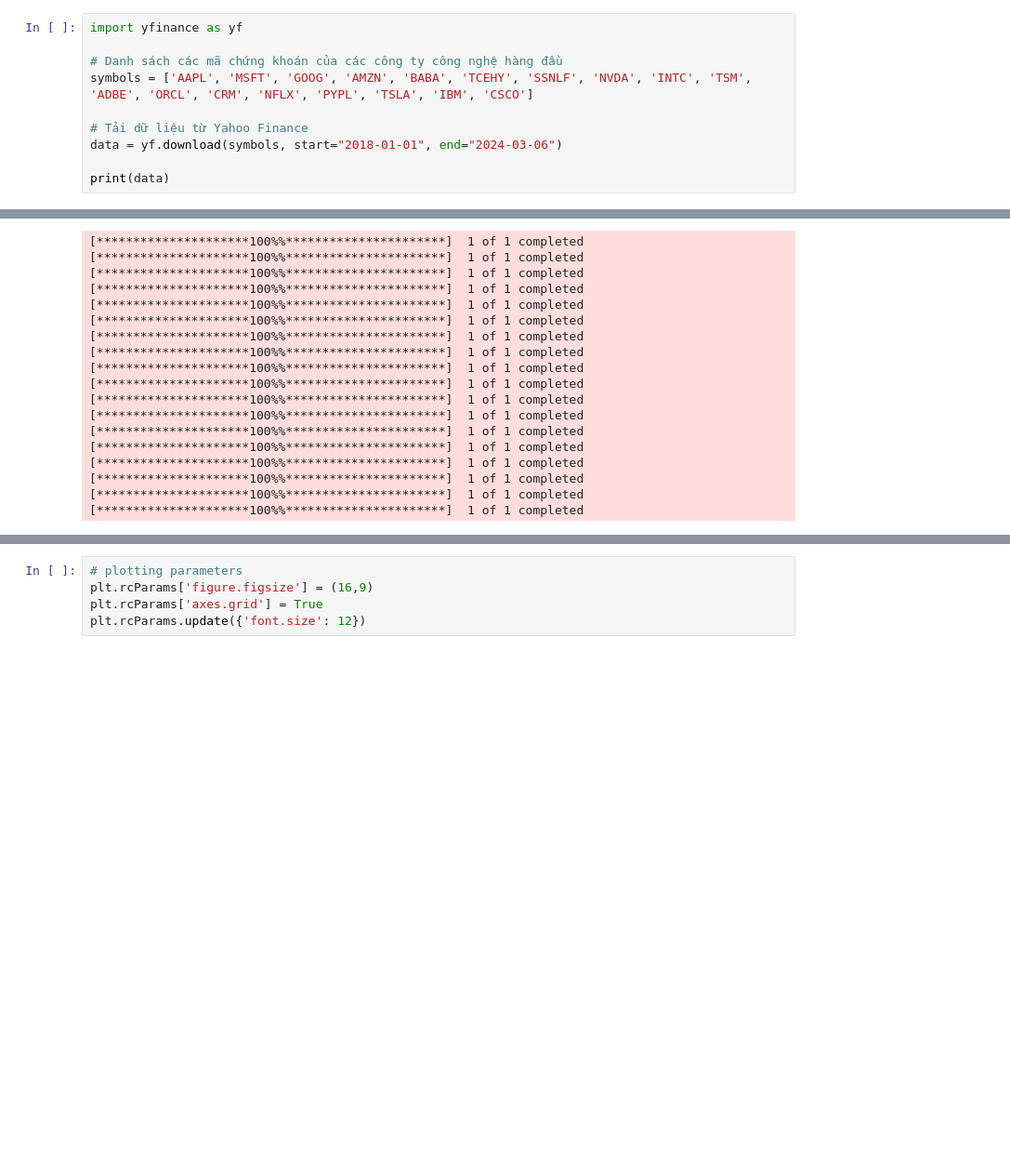
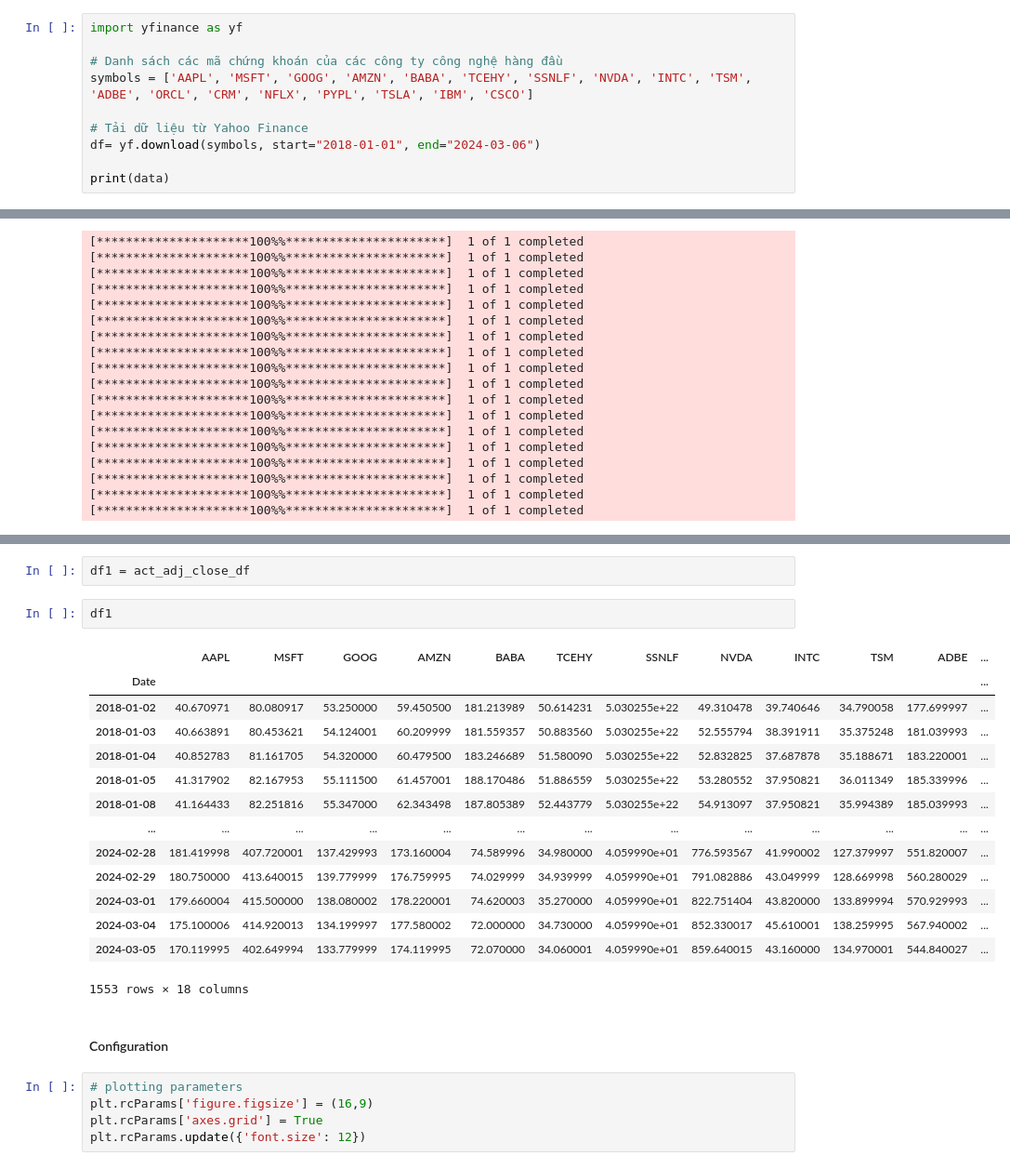
Before and after one commit to minhhieu50050/Investment-With-python, a Jupyter notebook: InvestmentPythonManagement.ipynb, the cells around one changed output, grey strips where cells are left out. Shown at 93% size. Drawn from its saved outputs; the diff is of its cells as text; blank space fills up the shorter version.

```diff
--- a/InvestmentPythonManagement.ipynb
+++ b/InvestmentPythonManagement.ipynb
@@ -57,7 +142,7 @@ import yfinance as yf
 symbols = ['AAPL', 'MSFT', 'GOOG', 'AMZN', 'BABA', 'TCEHY', 'SSNLF', 'NVDA', 'INTC', 'TSM', 'ADBE', 'ORCL', 'CRM', 'NFLX', 'PYPL', 'TSLA', 'IBM', 'CSCO']
 
 # Tải dữ liệu từ Yahoo Finance
-data = yf.download(symbols, start="2018-01-01", end="2024-03-06")
+df= yf.download(symbols, start="2018-01-01", end="2024-03-06")
 
 print(data)
 # %% [output]
@@ -129,3 +273,24 @@ act_adj_close_df
+# %%
+df1 = act_adj_close_df
+# %%
+df1
+# %% [output]
+|  | AAPL | MSFT | GOOG | AMZN | BABA | TCEHY | SSNLF | NVDA | INTC | TSM | ADBE | ... |
+| Date |  |  |  |  |  |  |  |  |  |  |  | ... |
+| 2018-01-02 | 40.670971 | 80.080917 | 53.250000 | 59.450500 | 181.213989 | 50.614231 | 5.030255e+22 | 49.310478 | 39.740646 | 34.790058 | 177.699997 | ... |
+| 2018-01-03 | 40.663891 | 80.453621 | 54.124001 | 60.209999 | 181.559357 | 50.883560 | 5.030255e+22 | 52.555794 | 38.391911 | 35.375248 | 181.039993 | ... |
+| 2018-01-04 | 40.852783 | 81.161705 | 54.320000 | 60.479500 | 183.246689 | 51.580090 | 5.030255e+22 | 52.832825 | 37.687878 | 35.188671 | 183.220001 | ... |
+| 2018-01-05 | 41.317902 | 82.167953 | 55.111500 | 61.457001 | 188.170486 | 51.886559 | 5.030255e+22 | 53.280552 | 37.950821 | 36.011349 | 185.339996 | ... |
+| 2018-01-08 | 41.164433 | 82.251816 | 55.347000 | 62.343498 | 187.805389 | 52.443779 | 5.030255e+22 | 54.913097 | 37.950821 | 35.994389 | 185.039993 | ... |
+| ... | ... | ... | ... | ... | ... | ... | ... | ... | ... | ... | ... | ... |
+| 2024-02-28 | 181.419998 | 407.720001 | 137.429993 | 173.160004 | 74.589996 | 34.980000 | 4.059990e+01 | 776.593567 | 41.990002 | 127.379997 | 551.820007 | ... |
+| 2024-02-29 | 180.750000 | 413.640015 | 139.779999 | 176.759995 | 74.029999 | 34.939999 | 4.059990e+01 | 791.082886 | 43.049999 | 128.669998 | 560.280029 | ... |
+| 2024-03-01 | 179.660004 | 415.500000 | 138.080002 | 178.220001 | 74.620003 | 35.270000 | 4.059990e+01 | 822.751404 | 43.820000 | 133.899994 | 570.929993 | ... |
+| 2024-03-04 | 175.100006 | 414.920013 | 134.199997 | 177.580002 | 72.000000 | 34.730000 | 4.059990e+01 | 852.330017 | 45.610001 | 138.259995 | 567.940002 | ... |
+| 2024-03-05 | 170.119995 | 402.649994 | 133.779999 | 174.119995 | 72.070000 | 34.060001 | 4.059990e+01 | 859.640015 | 43.160000 | 134.970001 | 544.840027 | ... |
+1553 rows × 18 columns
+# %% [markdown]
+#### Configuration
 # %%
 # plotting parameters
 plt.rcParams['figure.figsize'] = (16,9)
```
Also changed, not shown: parts of 26 cells of this notebook.
